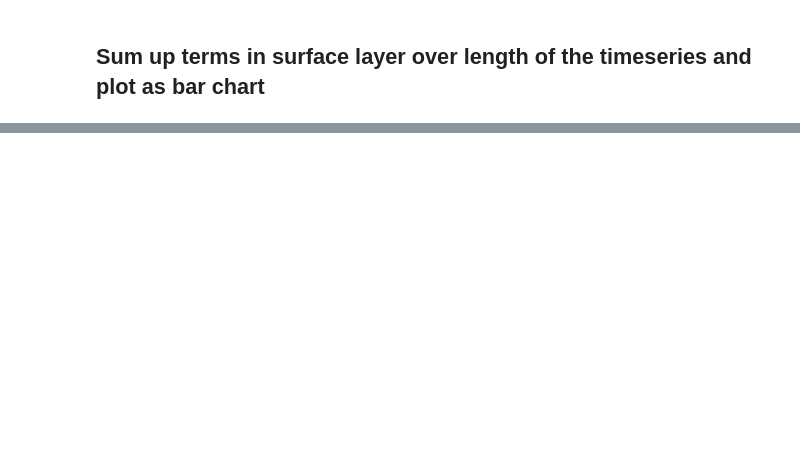
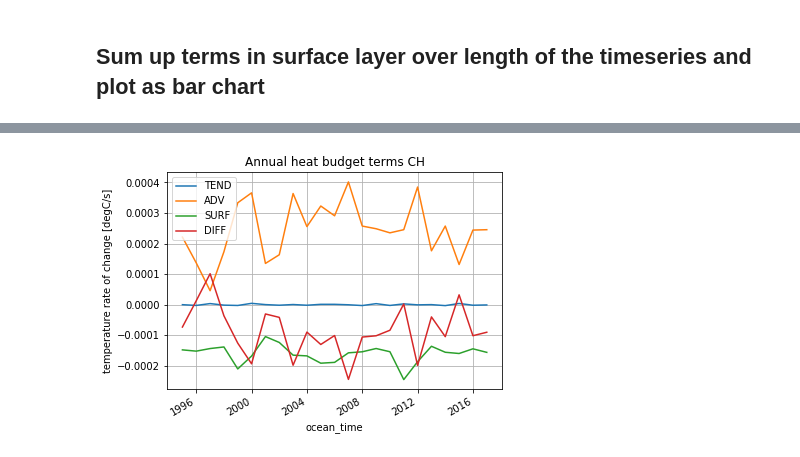
Before and after one commit to nmalan/ROMS_heat_budget, a Jupyter notebook: ROMS_heatbudget_terms_CH.ipynb, the cells around one changed output, grey strips where cells are left out. Cells and saved outputs as stored; diff of their text form; code cells hidden in the pictures; blank space fills up the shorter version.

```diff
--- a/ROMS_heatbudget_terms_CH.ipynb
+++ b/ROMS_heatbudget_terms_CH.ipynb
@@ -229,0 +234,3 @@ ax = df.plot.bar(x='COFFS', y='contribution', rot=0)
+# %%
+budget_th_box = (budget_th.isel(s_rho=0).sum(dim=['eta_rho','xi_rho'])).load()
+budget_th_box
@@ -229,0 +251,13 @@ ax = df.plot.bar(x='COFFS', y='contribution', rot=0)
+# %%
+# Plot temperature tendency
+budget_th_box.total_tendency_TH_truth.resample(ocean_time='1Y').mean().plot(label='TEND')
+(budget_th_box.conv_horiz_adv_flux_TH + budget_th_box.conv_vert_adv_flux_TH).resample(ocean_time='1Y').mean().plot(label='ADV')
+budget_th_box.conv_vert_diff_flux_TH.resample(ocean_time='1Y').mean().plot(label='SURF')
+budget_th_box.conv_horiz_diff_flux_TH.resample(ocean_time='1Y').mean().plot(label='DIFF')
+plt.legend()
+plt.grid()
+plt.title('Annual heat budget terms CH')
+plt.ylabel('temperature rate of change [degC/s]')
+plt.savefig('CH_heat_terms_annual_mean.png', dpi=300,bbox_inches='tight')
+# %% [output]
+[figure, added]
```
Also changed, not shown: parts of 17 cells of this notebook, 2 other files.
